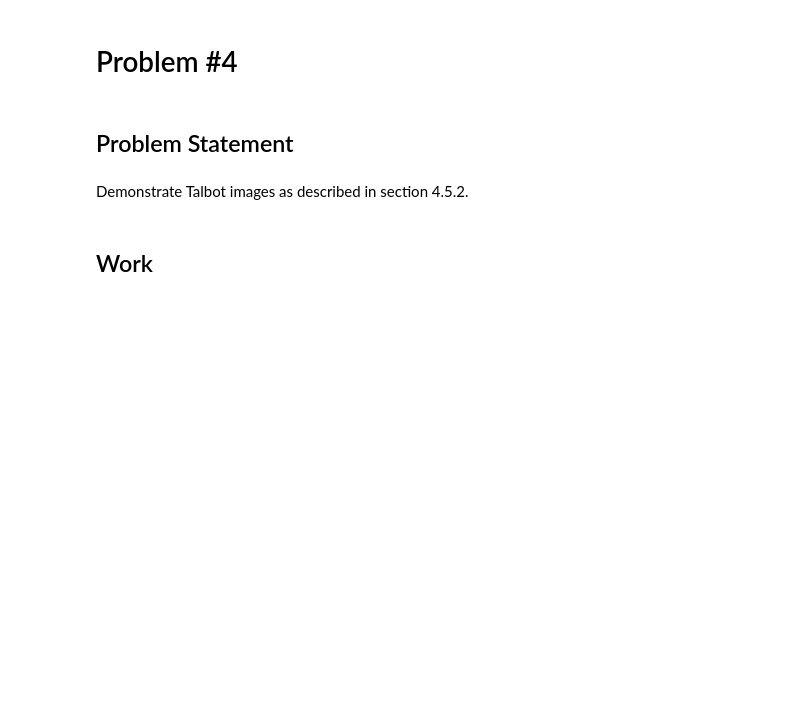
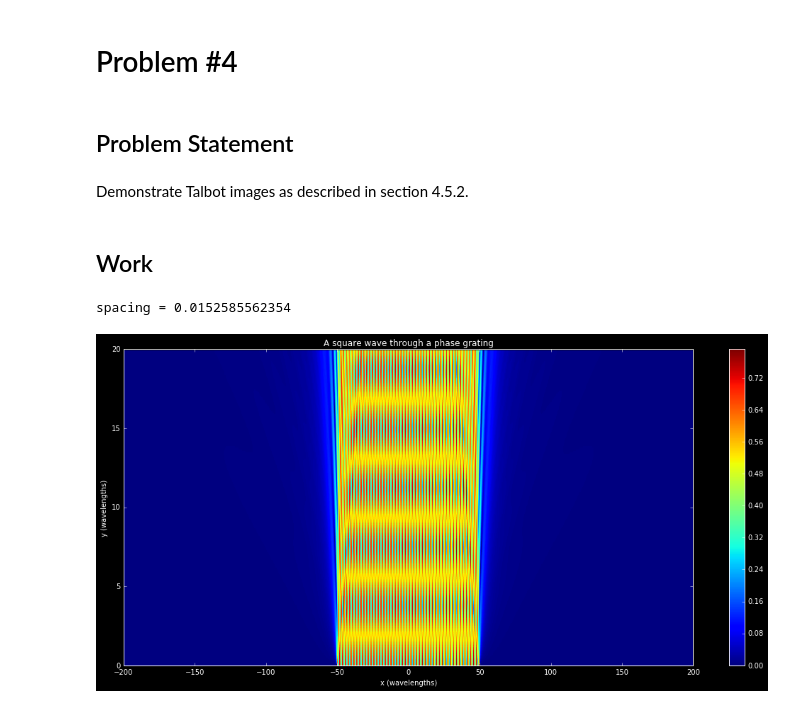
Before and after one commit to aquirdTurtle/Marks-old-analysis-folder, a Jupyter notebook: Fourier Optics Numeric Homework #3 - Applications of Fourier Propagation.ipynb, the cells around one changed output. Cells and saved outputs as stored; diff of their text form; code cells hidden in the pictures; blank space fills up the shorter version.

```diff
--- a/Fourier Optics Numeric Homework #3 - Applications of Fourier Propagation.ipynb
+++ b/Fourier Optics Numeric Homework #3 - Applications of Fourier Propagation.ipynb
@@ -123,3 +204,35 @@ Implement a sinusoidal phase grating and validate the expected diffraction patte
 Demonstrate Talbot images as described in section 4.5.2.
 # %% [markdown]
 ## Work
+# %%
+numberOfPoints = 2**16
+#
+squareLength = 100
+dataRange = 1000
+xpts = np.linspace(-dataRange / 2, dataRange / 2, numberOfPoints)
+spacing = (max(xpts) - min(xpts))/(numberOfPoints + 1)
+field0 = np.abs(xpts) < squareLength / 2
+wavelength = 1
+gratingFrequency = 0.5
+gratingAmplitude = 0.5
+ampGratingPhase = 1/2 * (1 + gratingAmplitude * np.cos(2 * np.pi * xpts * gratingFrequency))
+field0 = field0 * ampGratingPhase
+
+positions = np.arange(0, 20, 0.1)
+allData = np.zeros((len(positions), numberOfPoints), dtype=complex)
+for pos in range(len(positions)):
+    allData[pos] = propagate(field0, xpts, positions[pos], wavelength)
+finAngles = np.arctan(xpts/max(positions))
+# %%
+plt.figure(2)
+plt.pcolormesh(xpts, positions, abs(allData))
+plt.xlabel('x (wavelengths)')
+plt.ylabel('y (wavelengths)')
+plt.colorbar()
+plt.title('A square wave through a phase grating')
+print('spacing = ' + str(spacing))
+plt.xlim(-200, 200)
+plt.show()
+# %% [output]
+spacing = 0.0152585562354
+[figure, added]
```
Also changed, not shown: parts of 8 cells of this notebook, 1 other file.
